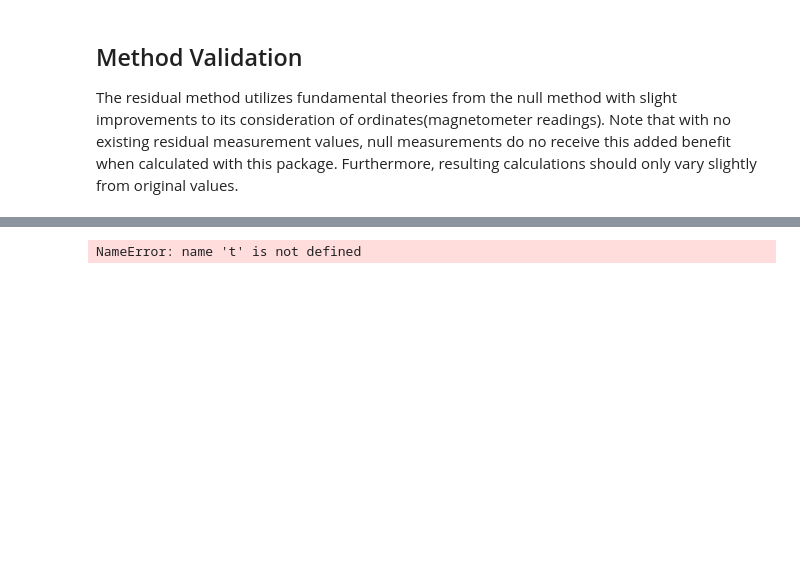
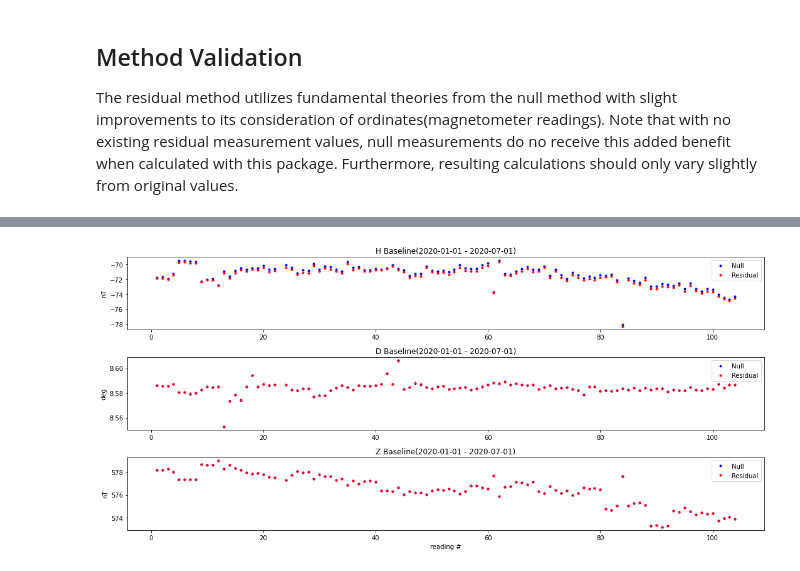
Before and after one commit to sthagen/usgs-geomag-algorithms, a Jupyter notebook: docs/residual/Residual Validation.ipynb, the cells around one changed output, grey strips where cells are left out. Cells and saved outputs as stored; diff of their text form; code cells hidden in the pictures; blank space fills up the shorter version.

```diff
--- a/docs/residual/Residual Validation.ipynb
+++ b/docs/residual/Residual Validation.ipynb
@@ -239,31 +240,32 @@ plt.show()
 # %%
 plt.figure(figsize=(15,7))
 
 plt.subplot(3,1,1)
 plt.plot(t, H_o_baseline, 'b.', label="Null")
 plt.plot(t, H_c_baseline, 'r.', label="Residual")
 plt.legend()
 plt.ylabel('nT')
-plt.title("H Baseline")
+plt.title("H Baseline(2020-01-01 - 2020-07-01)")
 
 plt.subplot(3,1,2)
 plt.plot(t, D_o_baseline, 'b.', label="Null")
 plt.plot(t, D_c_baseline, 'r.', label="Residual")
 plt.legend()
 plt.ylabel('deg')
-plt.title("D Baseline")
+plt.title("D Baseline(2020-01-01 - 2020-07-01)")
 
 plt.subplot(3,1,3)
 plt.plot(t, Z_o_baseline, 'b.', label="Null")
 plt.plot(t, Z_c_baseline, 'r.', label="Residual")
 plt.legend()
 plt.ylabel('nT')
-plt.title("Z Baseline")
+plt.xlabel('reading #')
+plt.title("Z Baseline(2020-01-01 - 2020-07-01)")
 
 plt.tight_layout()
 
 plt.savefig("../images/baseline_validation.png")
 
 plt.show()
 # %% [output]
-NameError: name 't' is not defined
+[figure, added]
```
Also changed, not shown: parts of 1 cell of this notebook, 2 other files.
